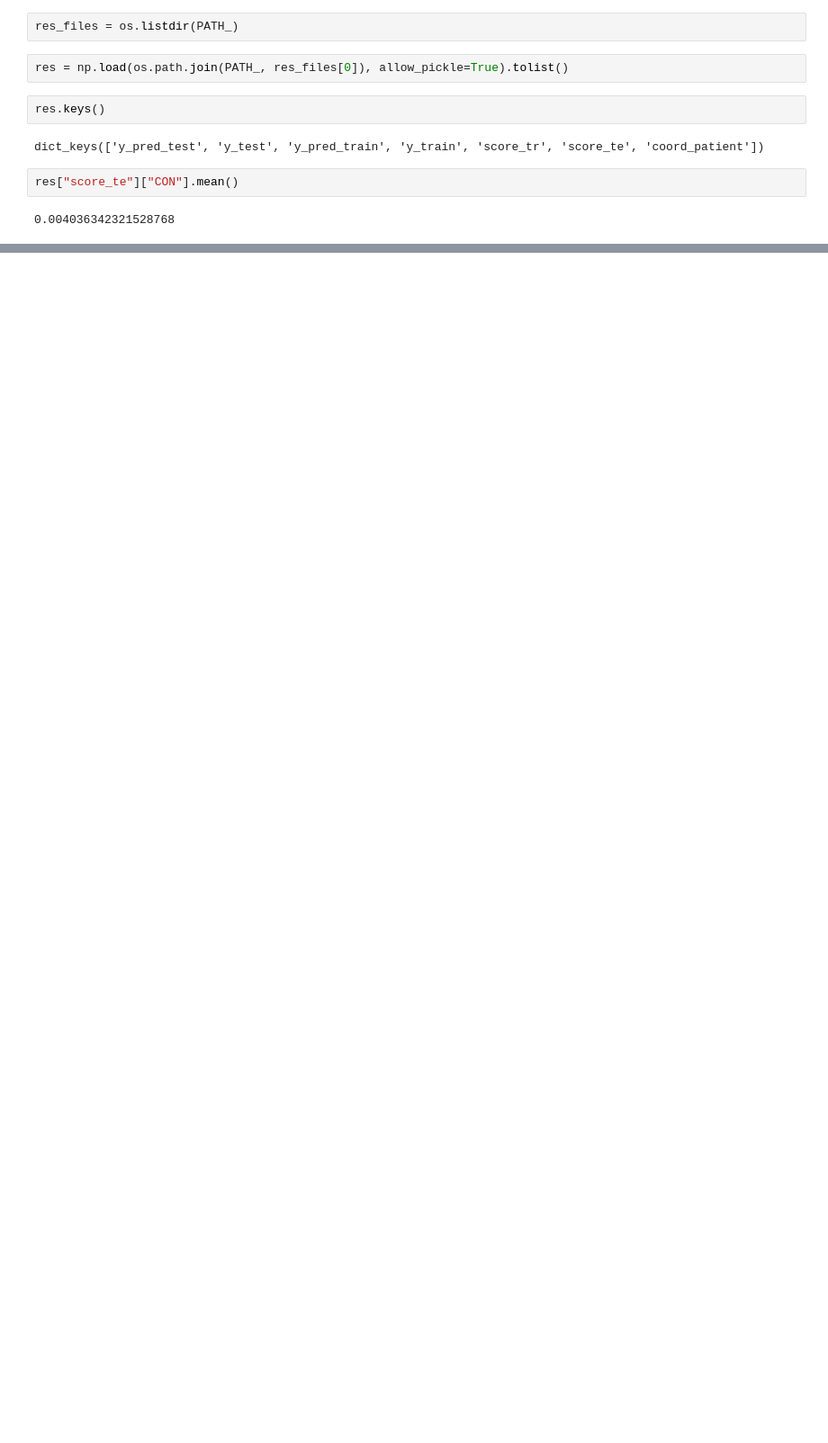
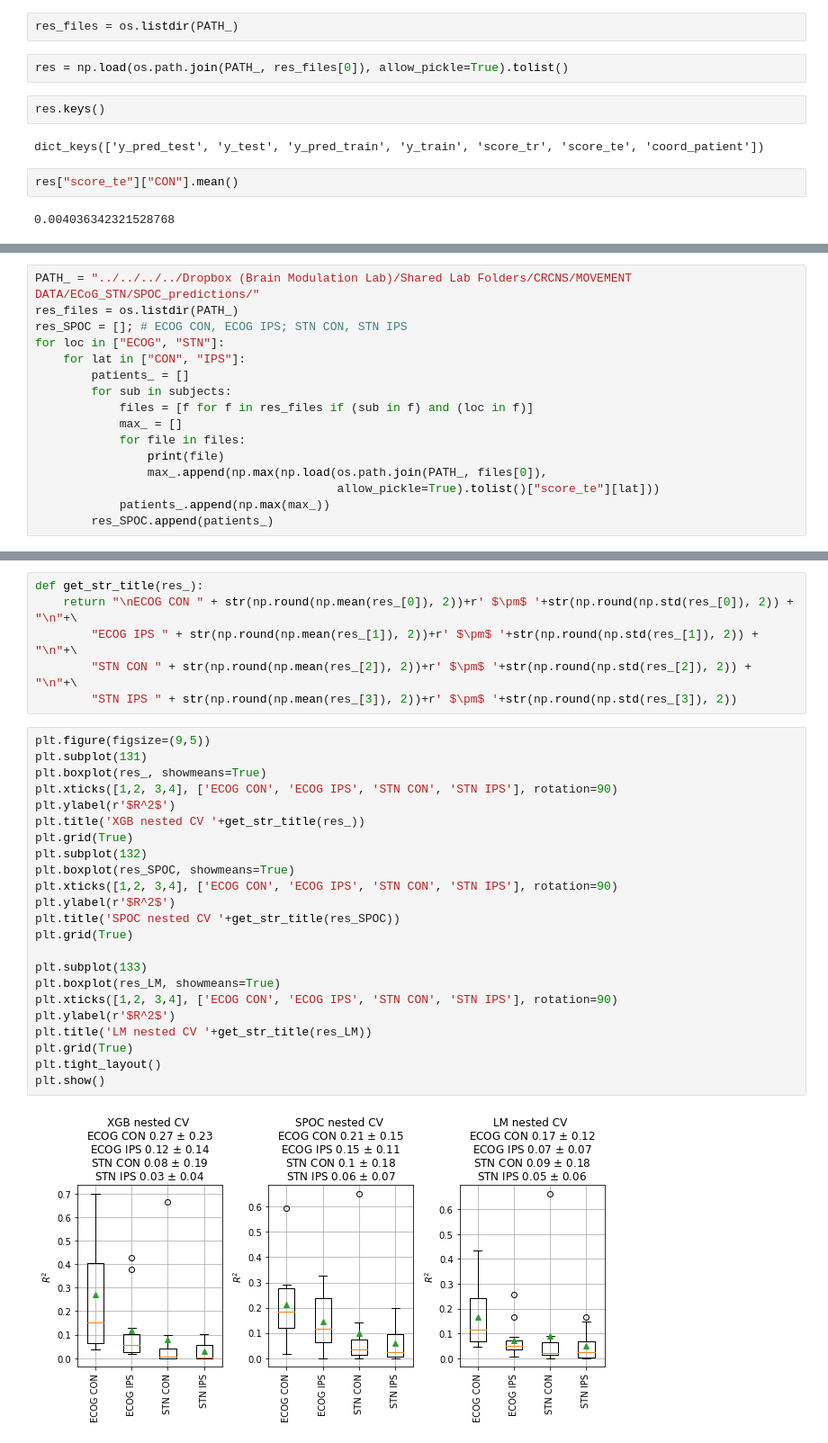
Before and after one commit to neuromodulation/icn, a Jupyter notebook: ECOG_vs_STN/Res_XGB_nested_CV.ipynb, the cells around one changed output, grey strips where cells are left out. Shown at 90% size. Drawn from its saved outputs; the diff is of its cells as text; blank space fills up the shorter version.

```diff
--- a/ECOG_vs_STN/Res_XGB_nested_CV.ipynb
+++ b/ECOG_vs_STN/Res_XGB_nested_CV.ipynb
@@ -60,0 +98,16 @@ plt.show()
+# %%
+PATH_ = "../../../../Dropbox (Brain Modulation Lab)/Shared Lab Folders/CRCNS/MOVEMENT DATA/ECoG_STN/SPOC_predictions/"
+res_files = os.listdir(PATH_)
+res_SPOC = []; # ECOG CON, ECOG IPS; STN CON, STN IPS
+for loc in ["ECOG", "STN"]:
+    for lat in ["CON", "IPS"]:
+        patients_ = []
+        for sub in subjects:
+            files = [f for f in res_files if (sub in f) and (loc in f)]
+            max_ = []
+            for file in files:
+                print(file)
+                max_.append(np.max(np.load(os.path.join(PATH_, files[0]),
+                                           allow_pickle=True).tolist()["score_te"][lat]))
+            patients_.append(np.max(max_))
+        res_SPOC.append(patients_)
@@ -60,0 +150,31 @@ plt.show()
+# %%
+def get_str_title(res_):
+    return "\nECOG CON " + str(np.round(np.mean(res_[0]), 2))+r' $\pm$ '+str(np.round(np.std(res_[0]), 2)) + "\n"+\
+        "ECOG IPS " + str(np.round(np.mean(res_[1]), 2))+r' $\pm$ '+str(np.round(np.std(res_[1]), 2)) + "\n"+\
+        "STN CON " + str(np.round(np.mean(res_[2]), 2))+r' $\pm$ '+str(np.round(np.std(res_[2]), 2)) + "\n"+\
+        "STN IPS " + str(np.round(np.mean(res_[3]), 2))+r' $\pm$ '+str(np.round(np.std(res_[3]), 2))
+# %%
+plt.figure(figsize=(9,5))
+plt.subplot(131)
+plt.boxplot(res_, showmeans=True)
+plt.xticks([1,2, 3,4], ['ECOG CON', 'ECOG IPS', 'STN CON', 'STN IPS'], rotation=90)
+plt.ylabel(r'$R^2$')
+plt.title('XGB nested CV '+get_str_title(res_))
+plt.grid(True)
+plt.subplot(132)
+plt.boxplot(res_SPOC, showmeans=True)
+plt.xticks([1,2, 3,4], ['ECOG CON', 'ECOG IPS', 'STN CON', 'STN IPS'], rotation=90)
+plt.ylabel(r'$R^2$')
+plt.title('SPOC nested CV '+get_str_title(res_SPOC))
+plt.grid(True)
+
+plt.subplot(133)
+plt.boxplot(res_LM, showmeans=True)
+plt.xticks([1,2, 3,4], ['ECOG CON', 'ECOG IPS', 'STN CON', 'STN IPS'], rotation=90)
+plt.ylabel(r'$R^2$')
+plt.title('LM nested CV '+get_str_title(res_LM))
+plt.grid(True)
+plt.tight_layout()
+plt.show()
+# %% [output]
+[figure, added]
```
Also changed, not shown: parts of 5 cells of this notebook.
